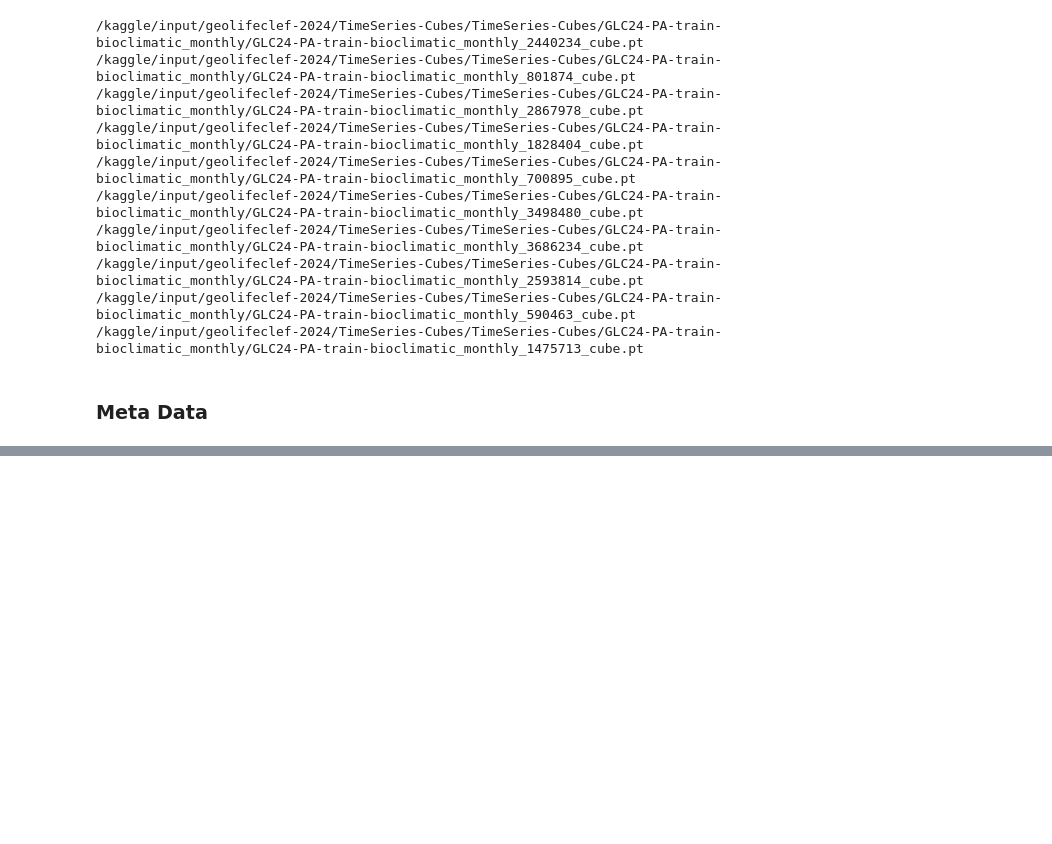
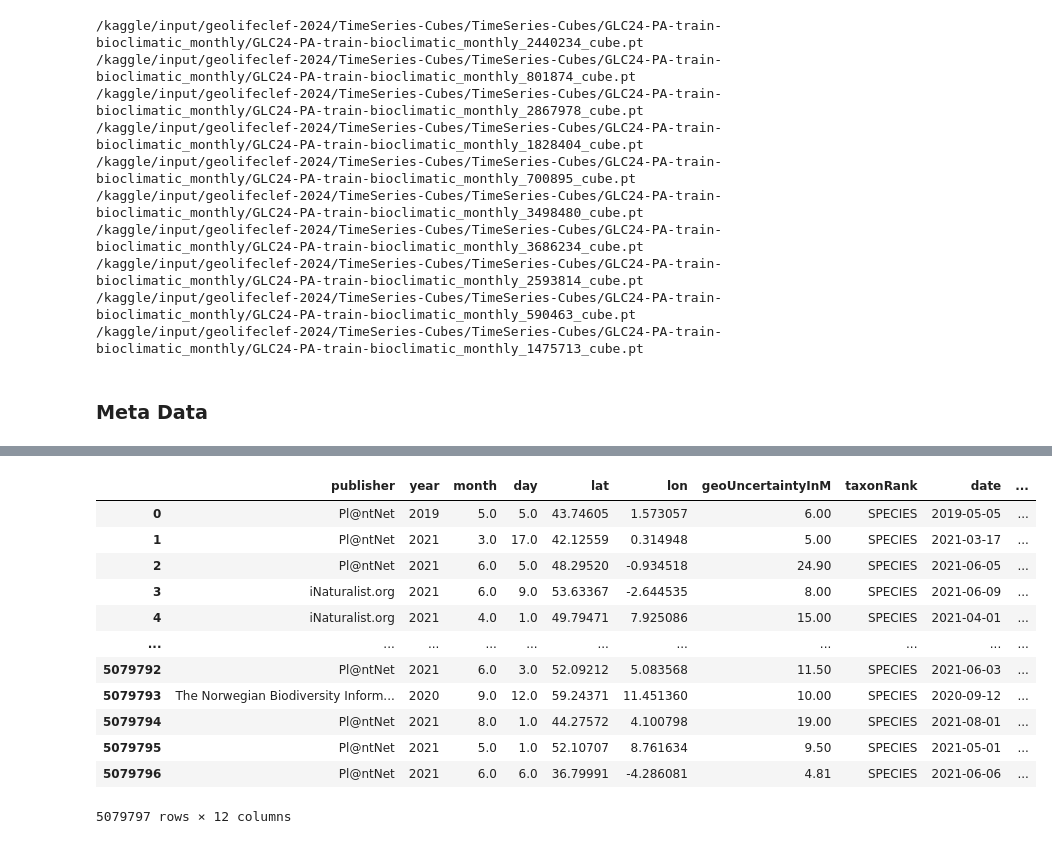
Before and after one commit to amanmukati09/Kaggle-Competitions, a Jupyter notebook: geolifeclef-2024-lifeclef-cvpr-fgvc.ipynb, the cells around one changed output, grey strips where cells are left out. Drawn from its saved outputs; the diff is of its cells as text; code cells hidden in the pictures; blank space fills up the shorter version.

```diff
--- a/geolifeclef-2024-lifeclef-cvpr-fgvc.ipynb
+++ b/geolifeclef-2024-lifeclef-cvpr-fgvc.ipynb
@@ -644,3 +845,20 @@ tsc_glc24_landsat_monthly_test = "/kaggle/input/geolifeclef-2024/TimeSeries-Cube
 glc_meta_po_train = "/kaggle/input/geolifeclef-2024/GLC24_P0_metadata_train.csv"
 glc_meta_pa_train = "/kaggle/input/geolifeclef-2024/GLC24_PA_metadata_train.csv"
 glc_meta_pa_test = "/kaggle/input/geolifeclef-2024/GLC24_PA_metadata_test.csv"
+# %%
+glc_meta_po_train_df = pd.read_csv(glc_meta_po_train)
+glc_meta_po_train_df
+# %% [output]
+|  | publisher | year | month | day | lat | lon | geoUncertaintyInM | taxonRank | date | ... |
+| 0 | Pl@ntNet | 2019 | 5.0 | 5.0 | 43.74605 | 1.573057 | 6.00 | SPECIES | 2019-05-05 | ... |
+| 1 | Pl@ntNet | 2021 | 3.0 | 17.0 | 42.12559 | 0.314948 | 5.00 | SPECIES | 2021-03-17 | ... |
+| 2 | Pl@ntNet | 2021 | 6.0 | 5.0 | 48.29520 | -0.934518 | 24.90 | SPECIES | 2021-06-05 | ... |
+| 3 | iNaturalist.org | 2021 | 6.0 | 9.0 | 53.63367 | -2.644535 | 8.00 | SPECIES | 2021-06-09 | ... |
+| 4 | iNaturalist.org | 2021 | 4.0 | 1.0 | 49.79471 | 7.925086 | 15.00 | SPECIES | 2021-04-01 | ... |
+| ... | ... | ... | ... | ... | ... | ... | ... | ... | ... | ... |
+| 5079792 | Pl@ntNet | 2021 | 6.0 | 3.0 | 52.09212 | 5.083568 | 11.50 | SPECIES | 2021-06-03 | ... |
+| 5079793 | The Norwegian Biodiversity Inform... | 2020 | 9.0 | 12.0 | 59.24371 | 11.451360 | 10.00 | SPECIES | 2020-09-12 | ... |
+| 5079794 | Pl@ntNet | 2021 | 8.0 | 1.0 | 44.27572 | 4.100798 | 19.00 | SPECIES | 2021-08-01 | ... |
+| 5079795 | Pl@ntNet | 2021 | 5.0 | 1.0 | 52.10707 | 8.761634 | 9.50 | SPECIES | 2021-05-01 | ... |
+| 5079796 | Pl@ntNet | 2021 | 6.0 | 6.0 | 36.79991 | -4.286081 | 4.81 | SPECIES | 2021-06-06 | ... |
+5079797 rows × 12 columns
```
Also changed, not shown: parts of 31 cells of this notebook.
